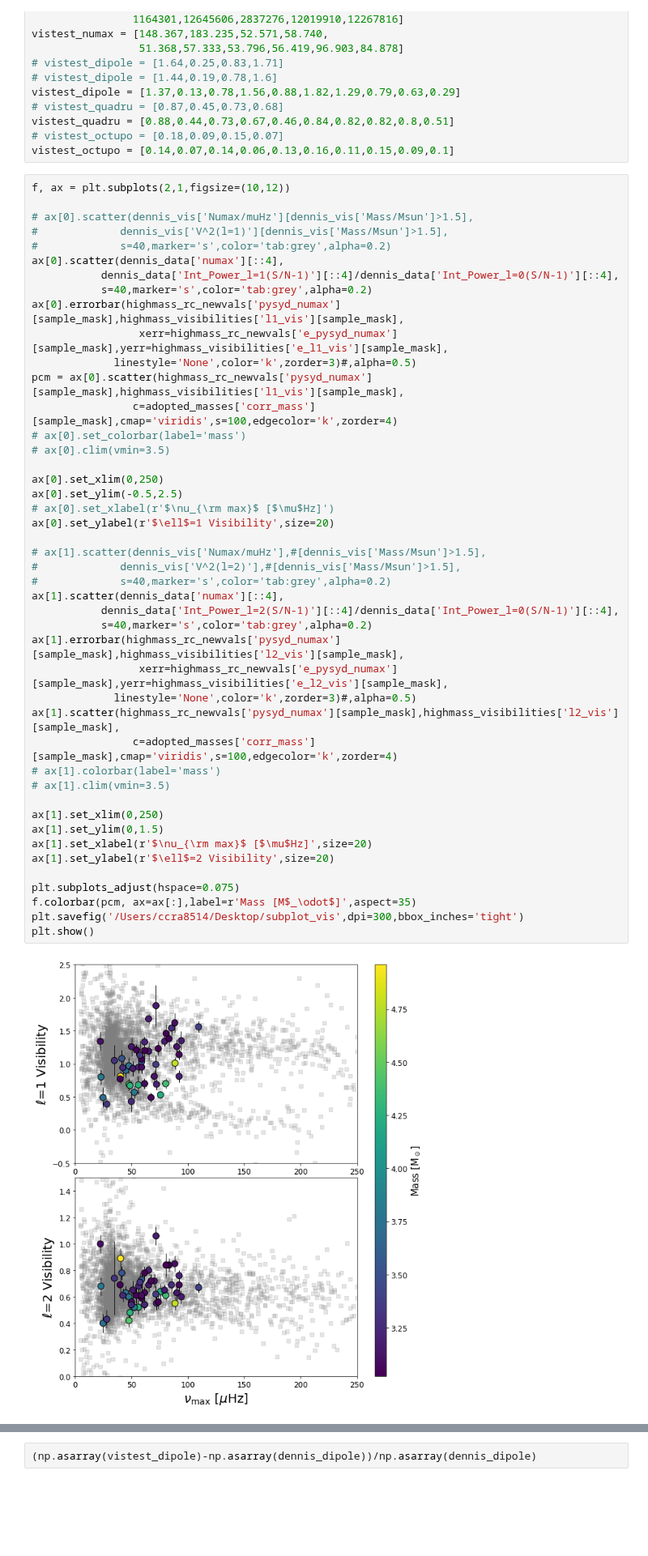
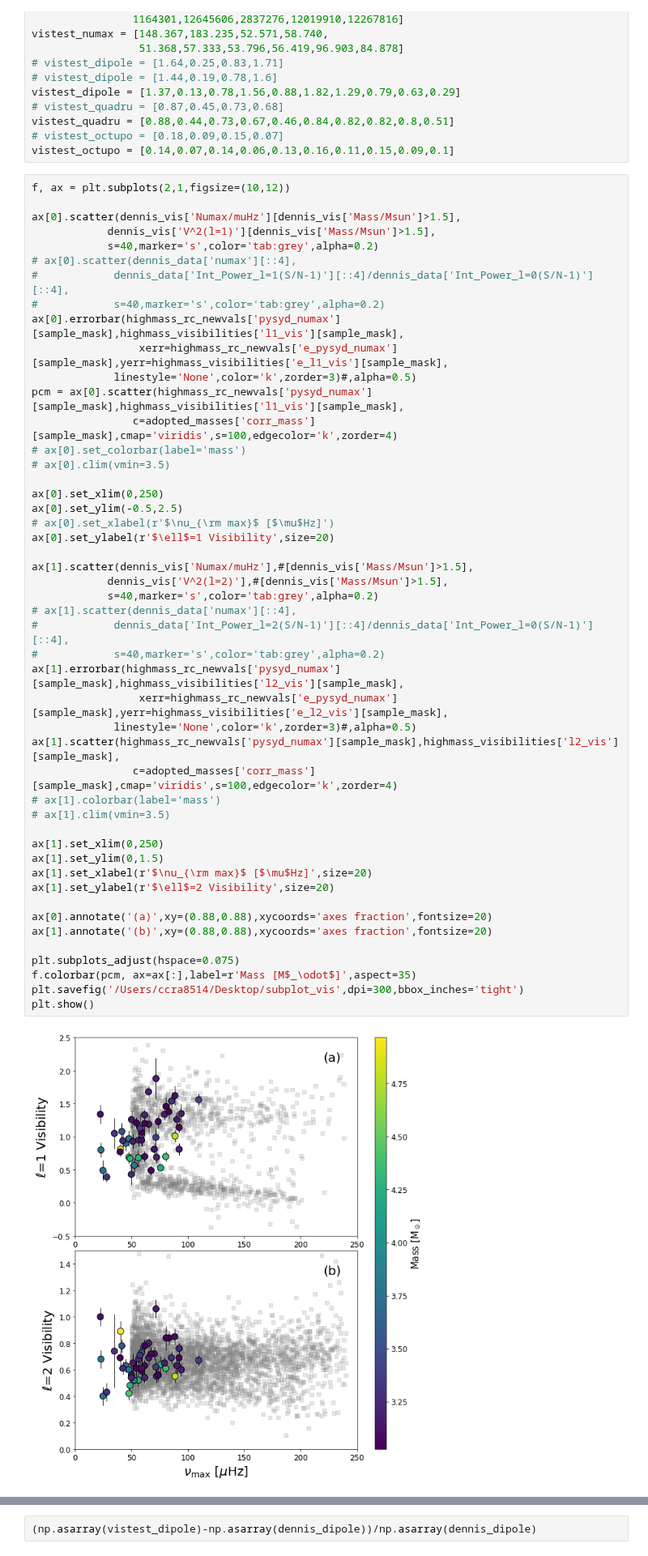
Before and after one commit to courtcraw/Notebooks, a Jupyter notebook: mode_visibilities.ipynb, the cells around one changed output, grey strips where cells are left out. Shown at 81% size. Drawn from its saved outputs; the diff is of its cells as text; blank space fills up the shorter version.

```diff
--- a/mode_visibilities.ipynb
+++ b/mode_visibilities.ipynb
@@ -259,50 +259,53 @@ vistest_octupo = [0.14,0.07,0.14,0.06,0.13,0.16,0.11,0.15,0.09,0.1]
 # %%
 f, ax = plt.subplots(2,1,figsize=(10,12))
 
-# ax[0].scatter(dennis_vis['Numax/muHz'][dennis_vis['Mass/Msun']>1.5],
-#             dennis_vis['V^2(l=1)'][dennis_vis['Mass/Msun']>1.5],
-#             s=40,marker='s',color='tab:grey',alpha=0.2)
-ax[0].scatter(dennis_data['numax'][::4],
-           dennis_data['Int_Power_l=1(S/N-1)'][::4]/dennis_data['Int_Power_l=0(S/N-1)'][::4],
-           s=40,marker='s',color='tab:grey',alpha=0.2)
+ax[0].scatter(dennis_vis['Numax/muHz'][dennis_vis['Mass/Msun']>1.5],
+            dennis_vis['V^2(l=1)'][dennis_vis['Mass/Msun']>1.5],
+            s=40,marker='s',color='tab:grey',alpha=0.2)
+# ax[0].scatter(dennis_data['numax'][::4],
+#            dennis_data['Int_Power_l=1(S/N-1)'][::4]/dennis_data['Int_Power_l=0(S/N-1)'][::4],
+#            s=40,marker='s',color='tab:grey',alpha=0.2)
 ax[0].errorbar(highmass_rc_newvals['pysyd_numax'][sample_mask],highmass_visibilities['l1_vis'][sample_mask],
                  xerr=highmass_rc_newvals['e_pysyd_numax'][sample_mask],yerr=highmass_visibilities['e_l1_vis'][sample_mask],
              linestyle='None',color='k',zorder=3)#,alpha=0.5)
 pcm = ax[0].scatter(highmass_rc_newvals['pysyd_numax'][sample_mask],highmass_visibilities['l1_vis'][sample_mask],
                 c=adopted_masses['corr_mass'][sample_mask],cmap='viridis',s=100,edgecolor='k',zorder=4)
 # ax[0].set_colorbar(label='mass')
 # ax[0].clim(vmin=3.5)
 
 ax[0].set_xlim(0,250)
 ax[0].set_ylim(-0.5,2.5)
 # ax[0].set_xlabel(r'$\nu_{\rm max}$ [$\mu$Hz]')
 ax[0].set_ylabel(r'$\ell$=1 Visibility',size=20)
 
-# ax[1].scatter(dennis_vis['Numax/muHz'],#[dennis_vis['Mass/Msun']>1.5],
-#             dennis_vis['V^2(l=2)'],#[dennis_vis['Mass/Msun']>1.5],
-#             s=40,marker='s',color='tab:grey',alpha=0.2)
-ax[1].scatter(dennis_data['numax'][::4],
-           dennis_data['Int_Power_l=2(S/N-1)'][::4]/dennis_data['Int_Power_l=0(S/N-1)'][::4],
-           s=40,marker='s',color='tab:grey',alpha=0.2)
+ax[1].scatter(dennis_vis['Numax/muHz'],#[dennis_vis['Mass/Msun']>1.5],
+            dennis_vis['V^2(l=2)'],#[dennis_vis['Mass/Msun']>1.5],
+            s=40,marker='s',color='tab:grey',alpha=0.2)
+# ax[1].scatter(dennis_data['numax'][::4],
+#            dennis_data['Int_Power_l=2(S/N-1)'][::4]/dennis_data['Int_Power_l=0(S/N-1)'][::4],
+#            s=40,marker='s',color='tab:grey',alpha=0.2)
 ax[1].errorbar(highmass_rc_newvals['pysyd_numax'][sample_mask],highmass_visibilities['l2_vis'][sample_mask],
                  xerr=highmass_rc_newvals['e_pysyd_numax'][sample_mask],yerr=highmass_visibilities['e_l2_vis'][sample_mask],
              linestyle='None',color='k',zorder=3)#,alpha=0.5)
 ax[1].scatter(highmass_rc_newvals['pysyd_numax'][sample_mask],highmass_visibilities['l2_vis'][sample_mask],
                 c=adopted_masses['corr_mass'][sample_mask],cmap='viridis',s=100,edgecolor='k',zorder=4)
 # ax[1].colorbar(label='mass')
 # ax[1].clim(vmin=3.5)
 
 ax[1].set_xlim(0,250)
 ax[1].set_ylim(0,1.5)
 ax[1].set_xlabel(r'$\nu_{\rm max}$ [$\mu$Hz]',size=20)
 ax[1].set_ylabel(r'$\ell$=2 Visibility',size=20)
 
+ax[0].annotate('(a)',xy=(0.88,0.88),xycoords='axes fraction',fontsize=20)
+ax[1].annotate('(b)',xy=(0.88,0.88),xycoords='axes fraction',fontsize=20)
+
 plt.subplots_adjust(hspace=0.075)
 f.colorbar(pcm, ax=ax[:],label=r'Mass [M$_\odot$]',aspect=35)
 plt.savefig('/Users/ccra8514/Desktop/subplot_vis',dpi=300,bbox_inches='tight')
 plt.show()
 # %% [output]
-[figure, old version]
+[figure, new version]
 # %%
 # plt.scatter(dennis_vis['Numax/muHz'],#[dennis_vis['Mass/Msun']>1.5],
 #             dennis_vis['V^2(l=1)'],#[dennis_vis['Mass/Msun']>1.5],
```
Also changed, not shown: parts of 1 cell of this notebook, 3 other files.
